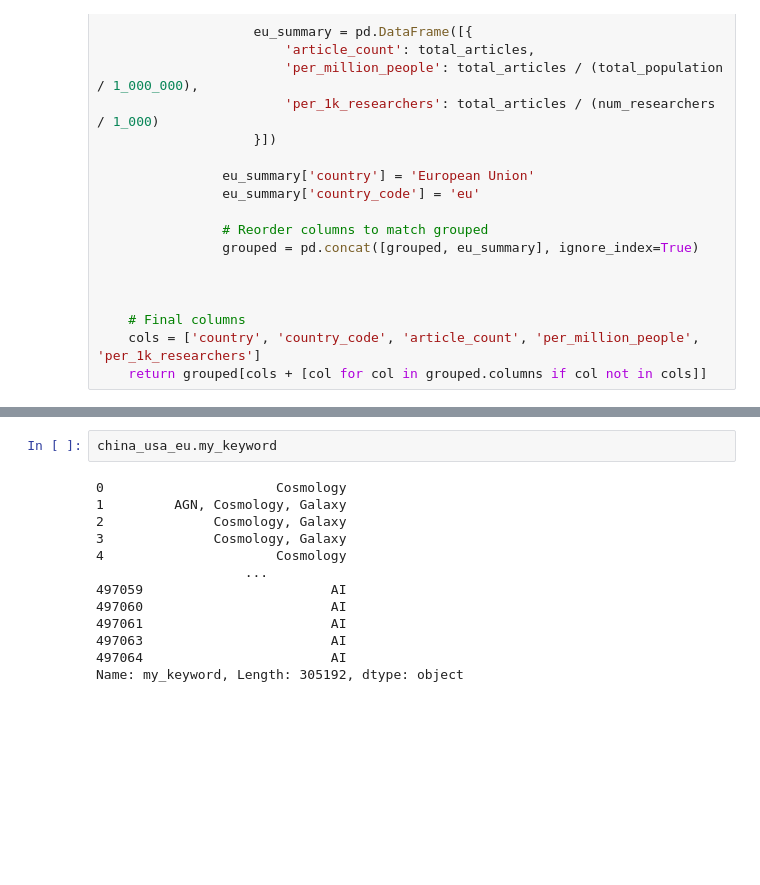
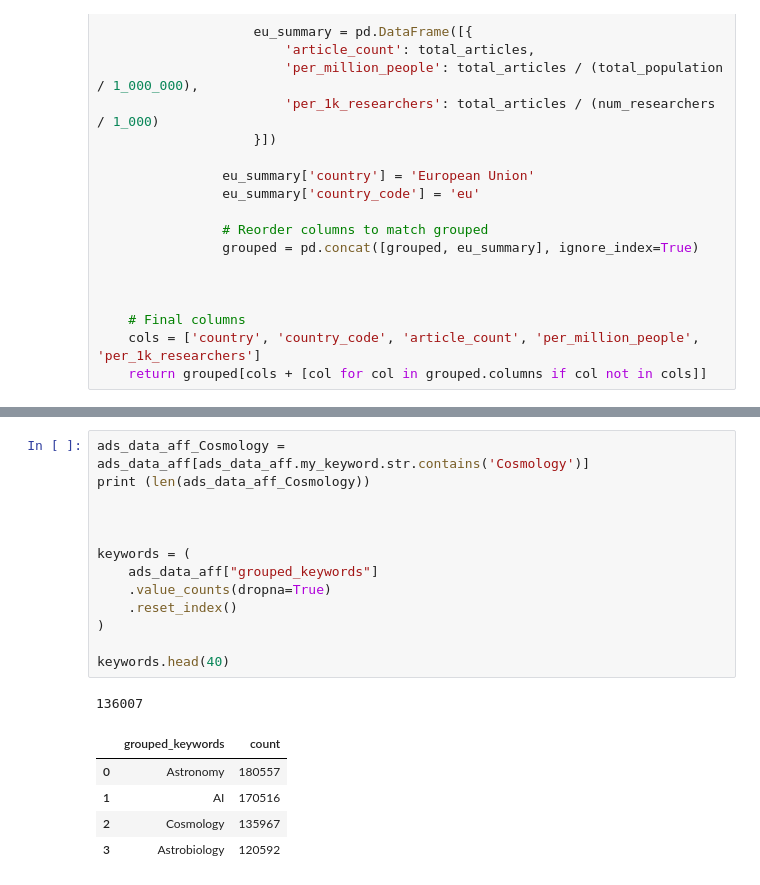
Before and after one commit to vadibekyan/ads_stats, a Jupyter notebook: ads_data_country_github.ipynb, the cells around one changed output, grey strips where cells are left out. Drawn from its saved outputs; the diff is of its cells as text; blank space fills up the shorter version.

```diff
--- a/ads_data_country_github.ipynb
+++ b/ads_data_country_github.ipynb
@@ -611,16 +632,21 @@ china_usa_eu.shape
-# %%
-china_usa_eu.my_keyword
-# %% [output]
-0                      Cosmology
-1         AGN, Cosmology, Galaxy
-2              Cosmology, Galaxy
-3              Cosmology, Galaxy
-4                      Cosmology
-                   ...
-497059                        AI
-497060                        AI
-497061                        AI
-497063                        AI
-497064                        AI
-Name: my_keyword, Length: 305192, dtype: object
+# %%
+ads_data_aff_Cosmology = ads_data_aff[ads_data_aff.my_keyword.str.contains('Cosmology')]
+print (len(ads_data_aff_Cosmology))
+
+
+
+keywords = (
+    ads_data_aff["grouped_keywords"]
+    .value_counts(dropna=True)
+    .reset_index()
+)
+
+keywords.head(40)
+# %% [output]
+136007
+|  | grouped_keywords | count |
+| 0 | Astronomy | 180557 |
+| 1 | AI | 170516 |
+| 2 | Cosmology | 135967 |
+| 3 | Astrobiology | 120592 |
 # %%
```
Also changed, not shown: parts of 13 cells of this notebook, 9 other files.
